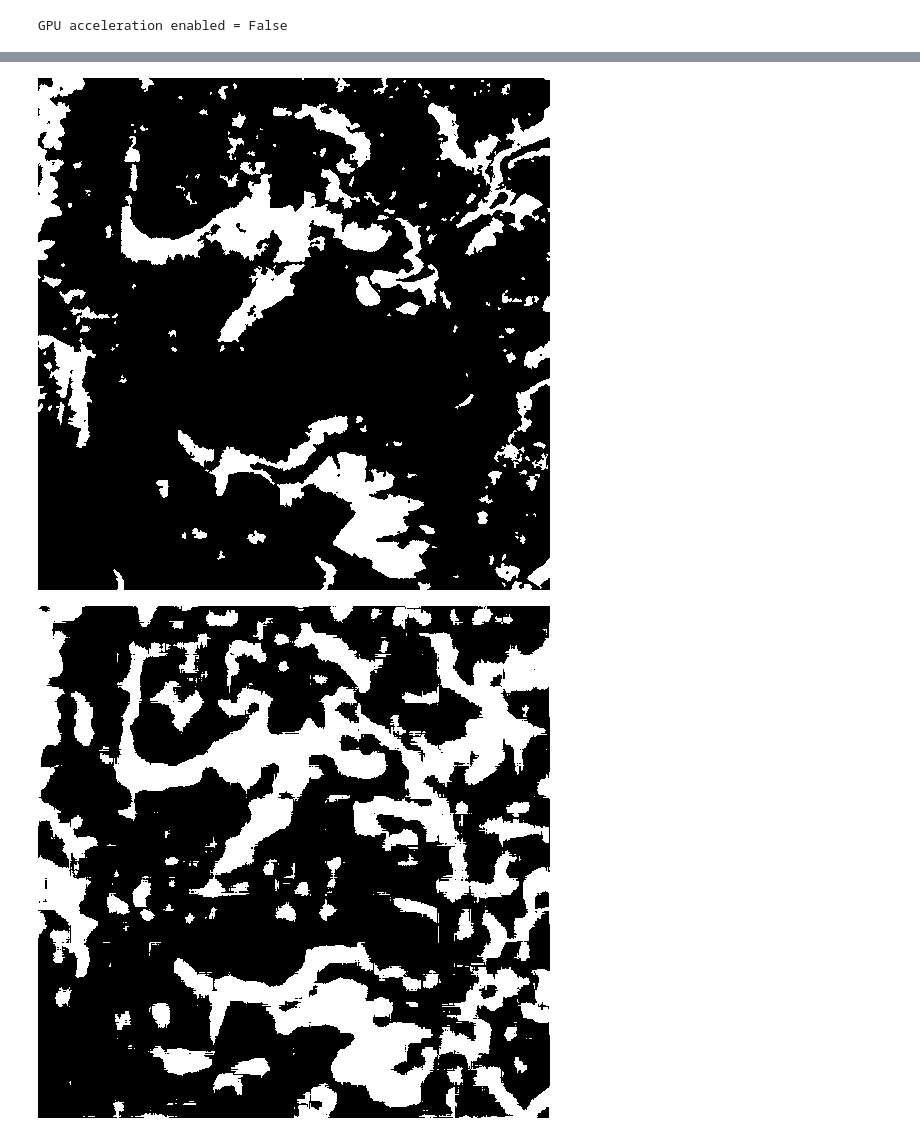
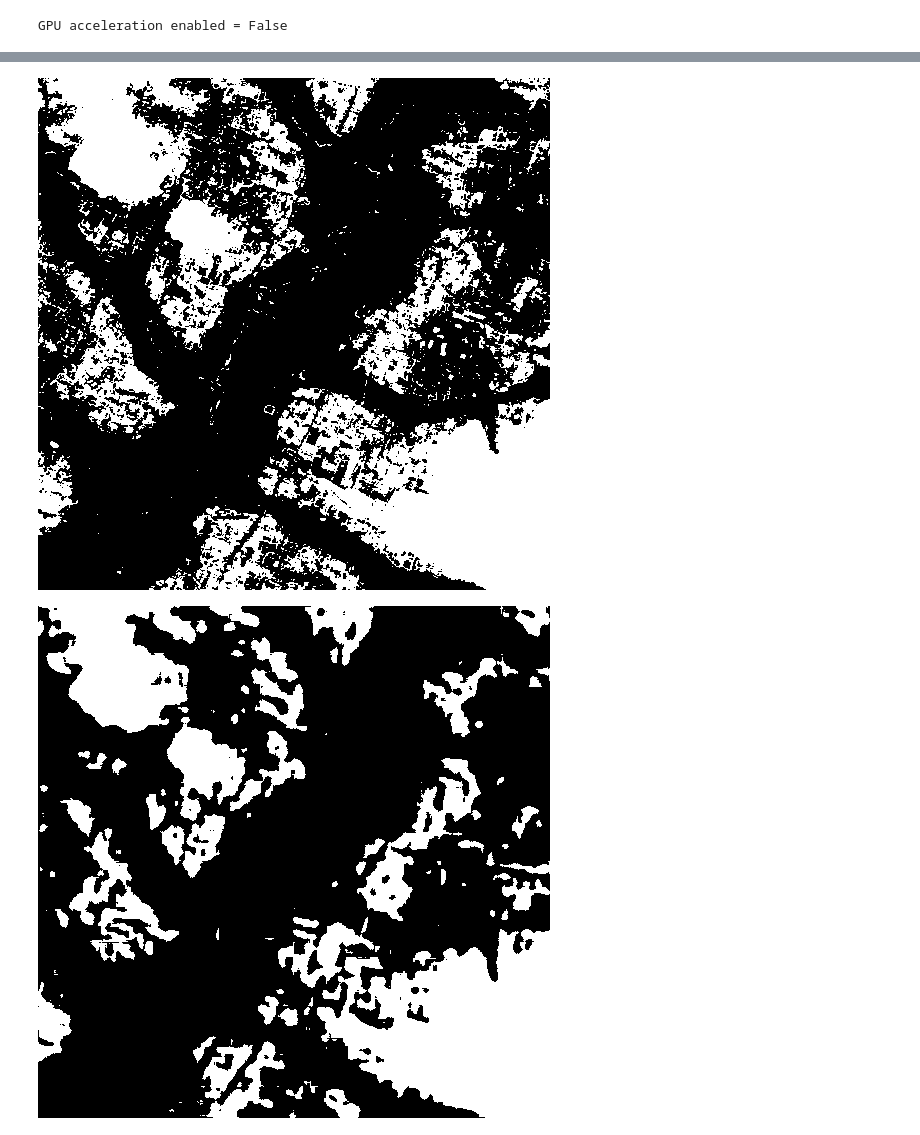
Before and after one commit to BB8-2020/FARM-deforestation, a Jupyter notebook: notebooks/unet.ipynb, the cells around one changed output, grey strips where cells are left out. Saved outputs shown, nothing was run; the diff lists cells and outputs as text; code cells hidden in the pictures.

```diff
--- a/notebooks/unet.ipynb
+++ b/notebooks/unet.ipynb
@@ -13,8 +13,8 @@ print(f'GPU acceleration enabled = {gpu_amount > 0}')
 # %% [output]
 GPU acceleration enabled = False
 # %%
-input_dir = "../data/Model Input Data/Amazon/Inputs/"
-target_dir = "../data/Model Input Data/Amazon/Targets/"
+input_dir = "../data/Model Input Data/West_Bengal_15_geolocations_v2/true_colours_images_testset_v2"
+target_dir = "../data/Model Input Data/West_Bengal_15_geolocations_v2/mask_completed"
 img_size = (512, 512)
 num_classes = 2
 batch_size = 1
@@ -441,6 +443,13 @@ def display_mask(i):
     img = PIL.ImageOps.autocontrast(keras.preprocessing.image.array_to_img(mask))
     display(img)
 
+def return_mask(i):
+    """Quick utility to display a model's prediction."""
+    mask = np.argmax(val_preds[i], axis=-1)
+    mask = np.expand_dims(mask, axis=-1)
+    img = PIL.ImageOps.autocontrast(keras.preprocessing.image.array_to_img(mask))
+    return img
+
 
 # Display results for validation image #0
 i = rnd.randrange(0, len(val_input_img_paths) - 1)
@@ -459,3 +468,3 @@ display_mask(i)  # Note that the model only sees inputs at 150x150.
-[figure, old version]
+[figure, new version]
-[figure, old version]
+[figure, new version]
 # %%
```
Also changed, not shown: parts of 9 cells of this notebook, 1 other file.
